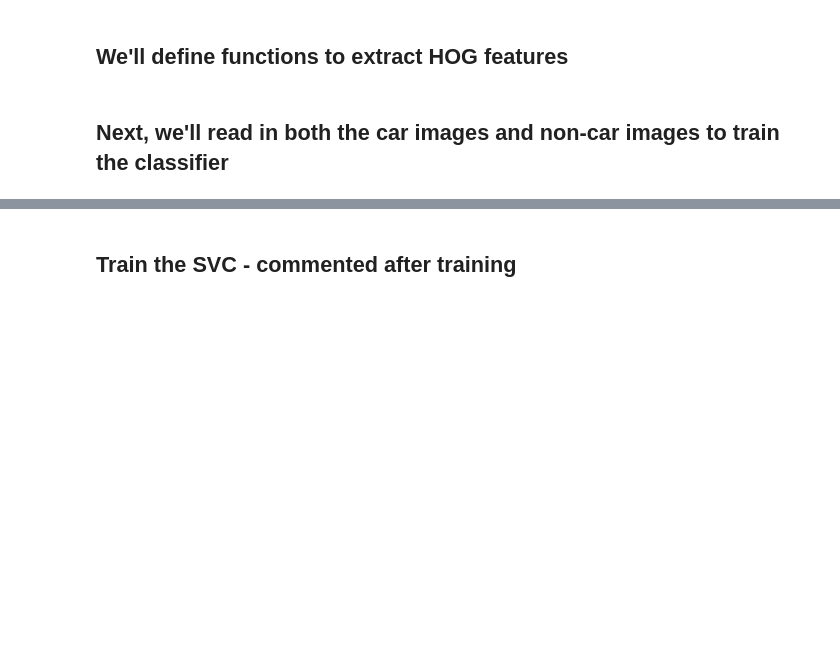
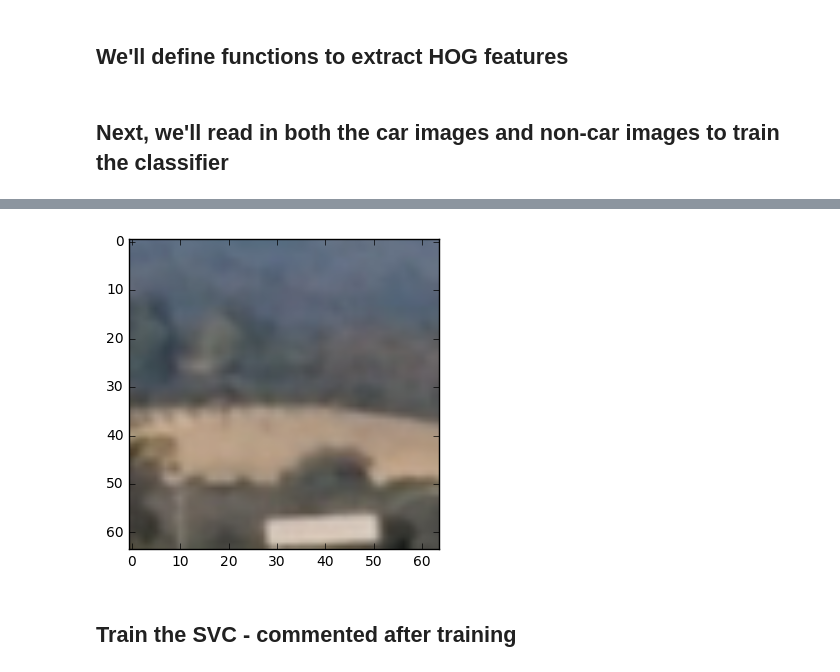
Before and after one commit to rmohan80/CarND-Vehicle-Detection, a Jupyter notebook: Vehicle_detection.ipynb, the cells around one changed output, grey strips where cells are left out. Saved outputs shown, nothing was run; the diff lists cells and outputs as text; code cells hidden in the pictures; blank space fills up the shorter version.

```diff
--- a/Vehicle_detection.ipynb
+++ b/Vehicle_detection.ipynb
@@ -112,3 +122,10 @@ notcars = glob.glob('non-vehicles/**/*.png', recursive=True)
+# %%
+# Random Non-Car image
+image = mpimg.imread(notcars[200])
+plt.imshow(image)
+plt.show()
+# %% [output]
+[figure, added]
 # %% [markdown]
 ## Train the SVC - commented after training
 # %%
```
Also changed, not shown: parts of 11 cells of this notebook, 10 other files.
